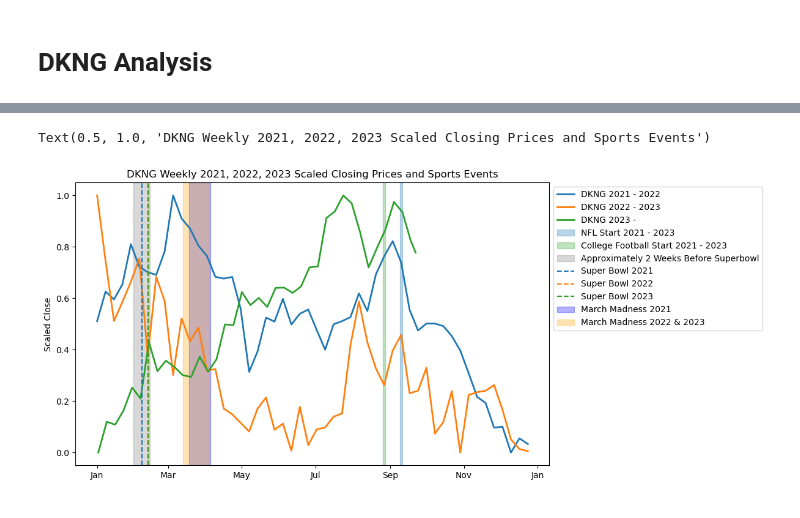
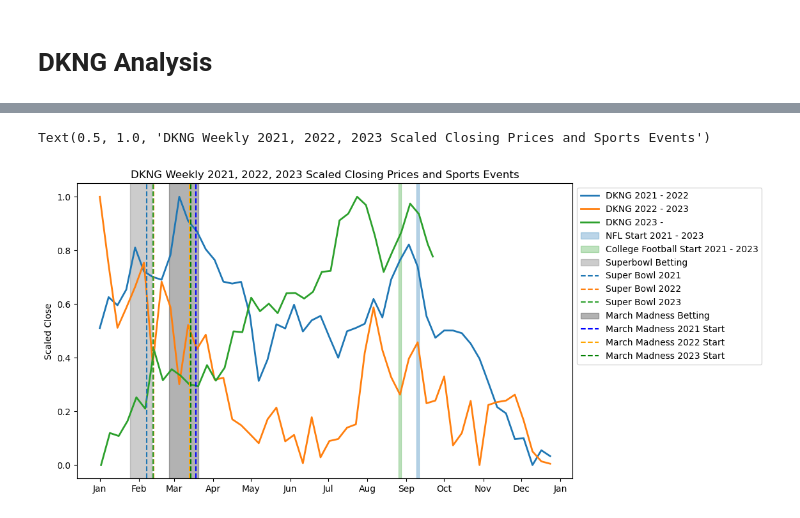
Before and after one commit to jpclarke1/Stocks, a Jupyter notebook: DKNG Analysis.ipynb, the cells around one changed output, grey strips where cells are left out. Saved outputs shown, nothing was run; the diff lists cells and outputs as text; code cells hidden in the pictures.

```diff
--- a/DKNG Analysis.ipynb
+++ b/DKNG Analysis.ipynb
@@ -92,37 +98,43 @@ fig, ax = plt.subplots(figsize=(10, 6))
 ax.plot(DKNG_1wk['Date'], DKNG_1wk['Scaled_Close'], label='DKNG 2021 - 2022', linewidth=2)
 ax.plot(DKNG_2wk['Date'], DKNG_2wk['Scaled_Close'], label='DKNG 2022 - 2023', linewidth=2)
 ax.plot(DKNG_3wk['Date'], DKNG_3wk['Scaled_Close'], label='DKNG 2023 - ', linewidth=2)
 
 ax.xaxis.set_major_formatter(mdates.DateFormatter("%b"))
+ax.xaxis.set_major_locator(MonthLocator(interval=1))
 
 # Create shaded area for approx NFL Season (theyre only a day off in 2021, 2022, & 2023)
 ax.axvspan(pd.to_datetime('2023-09-09'), pd.to_datetime('2023-09-11'), color='#1f77b4', alpha=0.3, label='NFL Start 2021 - 2023')
 
 # Create shaded area for approx College Football Season
 ax.axvspan(pd.to_datetime('2023-08-26'), pd.to_datetime('2023-08-28'), color='#2ca02c', alpha=0.3, label='College Football Start 2021 - 2023')
 
-# Create shaded area for approx 2 Weeks Before Superbowl
-ax.axvspan(pd.to_datetime('2023-01-31'), pd.to_datetime('2023-02-14'), color='grey', alpha=0.3, label='Approximately 2 Weeks Before Superbowl')
+# Create shaded area for approx Superbowl Betting
+ax.axvspan(pd.to_datetime('2023-01-25'), pd.to_datetime('2023-02-11'), color='grey', alpha=0.4, label='Superbowl Betting')
 
 # Create line for Superbowl 2021
 ax.axvline(pd.to_datetime('2023-02-07'), color='#1f77b4', linestyle='--', label='Super Bowl 2021')
 
 # Create line for Superbowl 2022
 ax.axvline(pd.to_datetime('2023-02-13'), color='#ff7f0e', linestyle='--', label='Super Bowl 2022')
 
 # Create line for Superbowl 2023
 ax.axvline(pd.to_datetime('2023-02-12'), color='#2ca02c', linestyle='--', label='Super Bowl 2023')
 
-# Create shaded area for March Madness 2021
-ax.axvspan(pd.to_datetime('2023-03-18'), pd.to_datetime('2023-04-05'), color='blue', alpha=0.3, label='March Madness 2021')
+# Create shaded area for March Madness Betting
+ax.axvspan(pd.to_datetime('2023-02-25'), pd.to_datetime('2023-03-20'), color='black', alpha=0.3, label='March Madness Betting')
 
-# Create shaded area for March Madness 2022 & 2023 (theyre a day apart)
-ax.axvspan(pd.to_datetime('2023-03-13'), pd.to_datetime('2023-04-04'), color='orange', alpha=0.3, label='March Madness 2022 & 2023')
+# Create a line for March Madness 2021
+ax.axvline(pd.to_datetime('2023-03-18'), color='blue', linestyle='--', label='March Madness 2021 Start')
 
+# Create a line for March Madness 2022
+ax.axvline(pd.to_datetime('2023-03-13'), color='orange', linestyle='--', label='March Madness 2022 Start')
+
+# Create a line for March Madness 2023
+ax.axvline(pd.to_datetime('2023-03-14'), color='green', linestyle='--', label='March Madness 2023 Start')
 
 ax.legend(loc='upper left', bbox_to_anchor=(1, 1))
 ax.set_ylabel('Scaled Close')
 plt.title('DKNG Weekly 2021, 2022, 2023 Scaled Closing Prices and Sports Events')
 # %% [output]
 Text(0.5, 1.0, 'DKNG Weekly 2021, 2022, 2023 Scaled Closing Prices and Sports Events')
-[figure, old version]
+[figure, new version]
```
Also changed, not shown: parts of 2 cells of this notebook.
